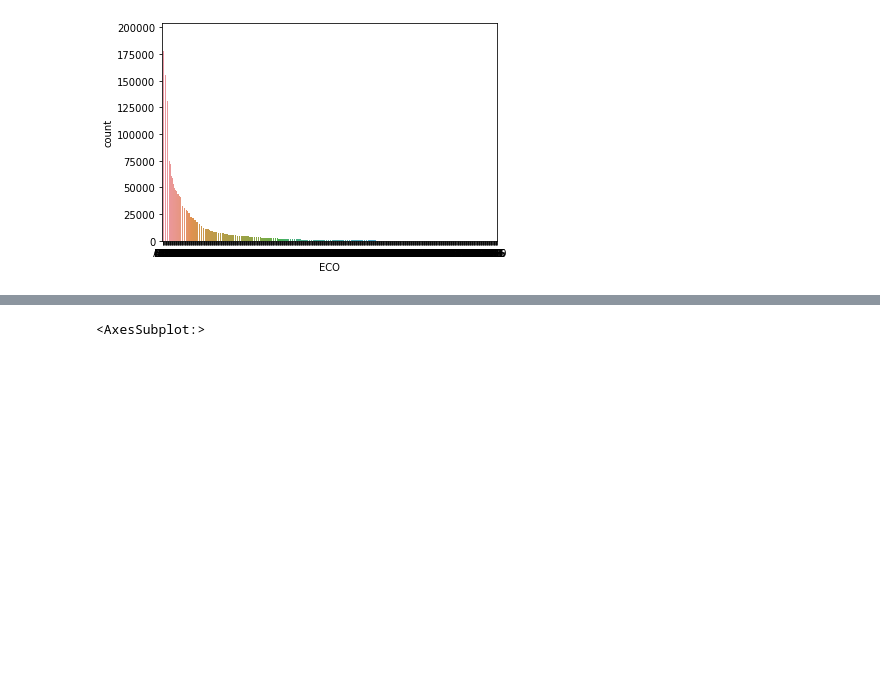
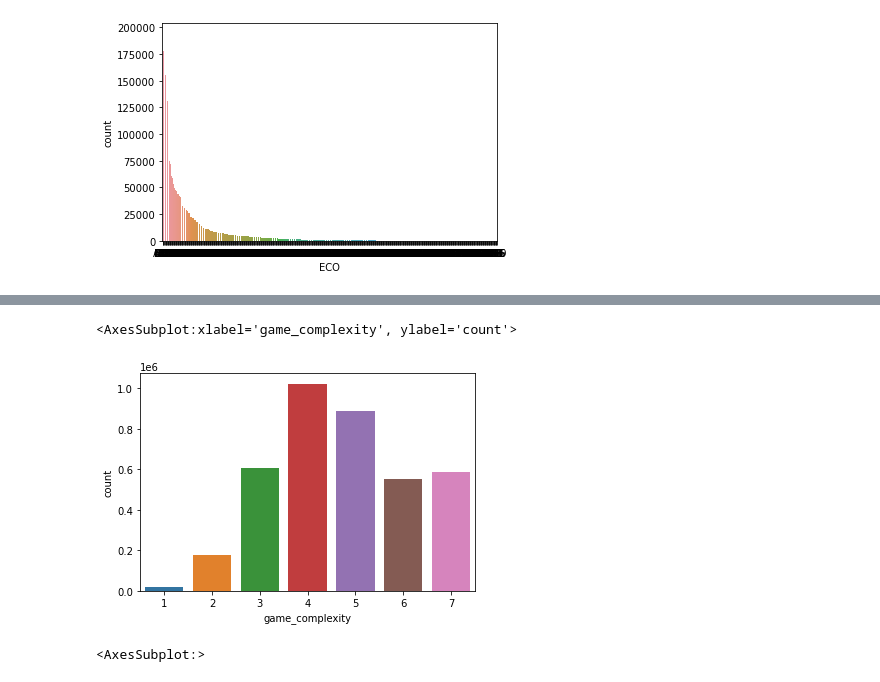
Before and after one commit to uva-ds5110-fa21-g10/semester-project, a Jupyter notebook: code/dataprep/02-model-data.ipynb, the cells around one changed output, grey strips where cells are left out. Drawn from its saved outputs; the diff is of its cells as text; code cells hidden in the pictures; blank space fills up the shorter version.

```diff
--- a/code/dataprep/02-model-data.ipynb
+++ b/code/dataprep/02-model-data.ipynb
@@ -184,3 +189,8 @@ sns.violinplot(x="game_complexity", data=complexity)
+# %%
+sns.countplot(x="game_complexity", data=complexity)
+# %% [output]
+<AxesSubplot:xlabel='game_complexity', ylabel='count'>
+[figure, added]
 # %%
 elos = df_filtered.select(['WhiteElo', 'BlackElo']).toPandas()
 sns.boxplot(data=elos)
```
Also changed, not shown: parts of 3 cells of this notebook, 1 other file.
